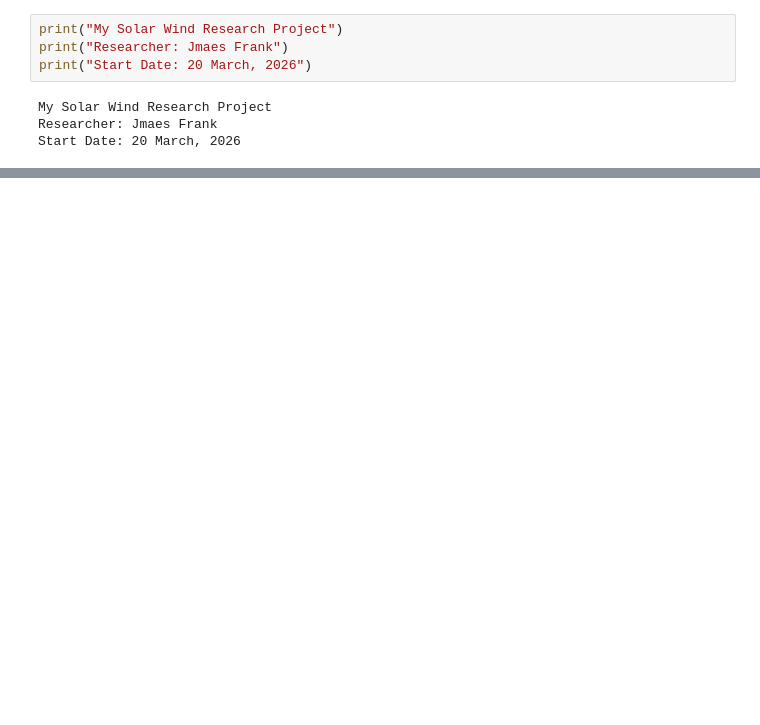
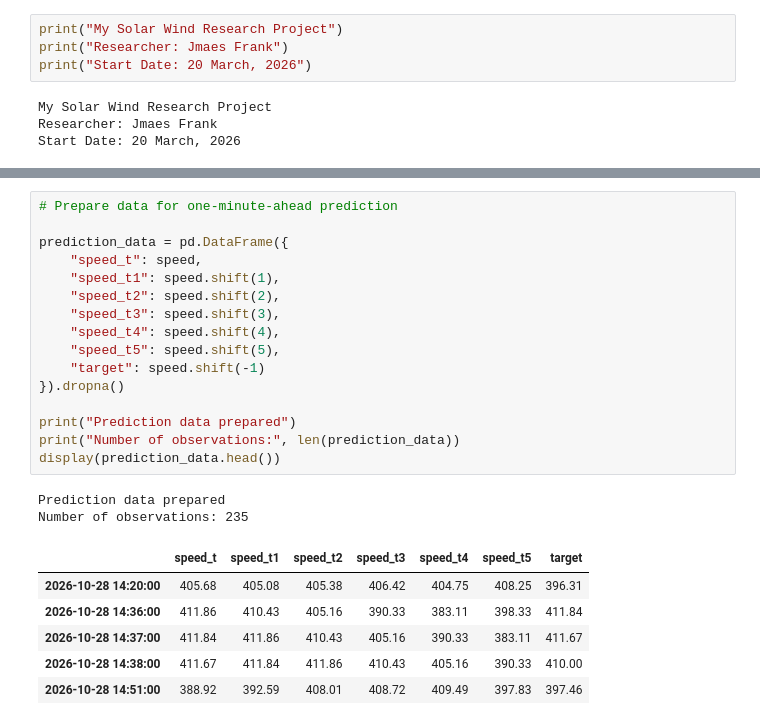
Before and after one commit to JamesFrank-Collab/Solar-Wind-Prediction-Study, a Jupyter notebook: Copy_of_solar_wind_analysis.ipynb, the cells around one changed output, grey strips where cells are left out. Cells and saved outputs as stored; diff of their text form; blank space fills up the shorter version.

```diff
--- a/Copy_of_solar_wind_analysis.ipynb
+++ b/Copy_of_solar_wind_analysis.ipynb
@@ -312,0 +472,25 @@ Forward fill MAE: 3.24 km/s
+# %%
+# Prepare data for one-minute-ahead prediction
+
+prediction_data = pd.DataFrame({
+    "speed_t": speed,
+    "speed_t1": speed.shift(1),
+    "speed_t2": speed.shift(2),
+    "speed_t3": speed.shift(3),
+    "speed_t4": speed.shift(4),
+    "speed_t5": speed.shift(5),
+    "target": speed.shift(-1)
+}).dropna()
+
+print("Prediction data prepared")
+print("Number of observations:", len(prediction_data))
+display(prediction_data.head())
+# %% [output]
+Prediction data prepared
+Number of observations: 235
+|  | speed_t | speed_t1 | speed_t2 | speed_t3 | speed_t4 | speed_t5 | target |
+| 2026-10-28 14:20:00 | 405.68 | 405.08 | 405.38 | 406.42 | 404.75 | 408.25 | 396.31 |
+| 2026-10-28 14:36:00 | 411.86 | 410.43 | 405.16 | 390.33 | 383.11 | 398.33 | 411.84 |
+| 2026-10-28 14:37:00 | 411.84 | 411.86 | 410.43 | 405.16 | 390.33 | 383.11 | 411.67 |
+| 2026-10-28 14:38:00 | 411.67 | 411.84 | 411.86 | 410.43 | 405.16 | 390.33 | 410.00 |
+| 2026-10-28 14:51:00 | 388.92 | 392.59 | 408.01 | 408.72 | 409.49 | 397.83 | 397.46 |
```
Also changed, not shown: parts of 17 cells of this notebook.
